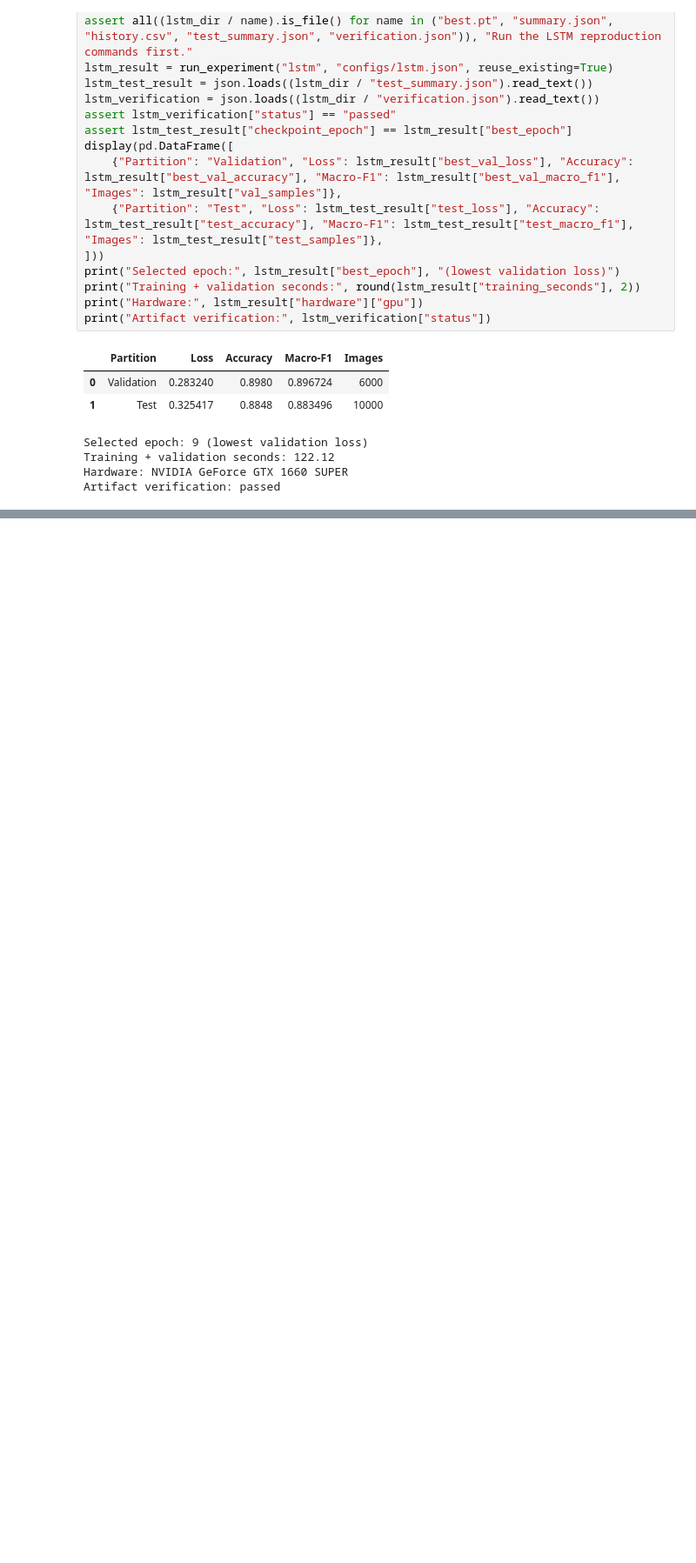
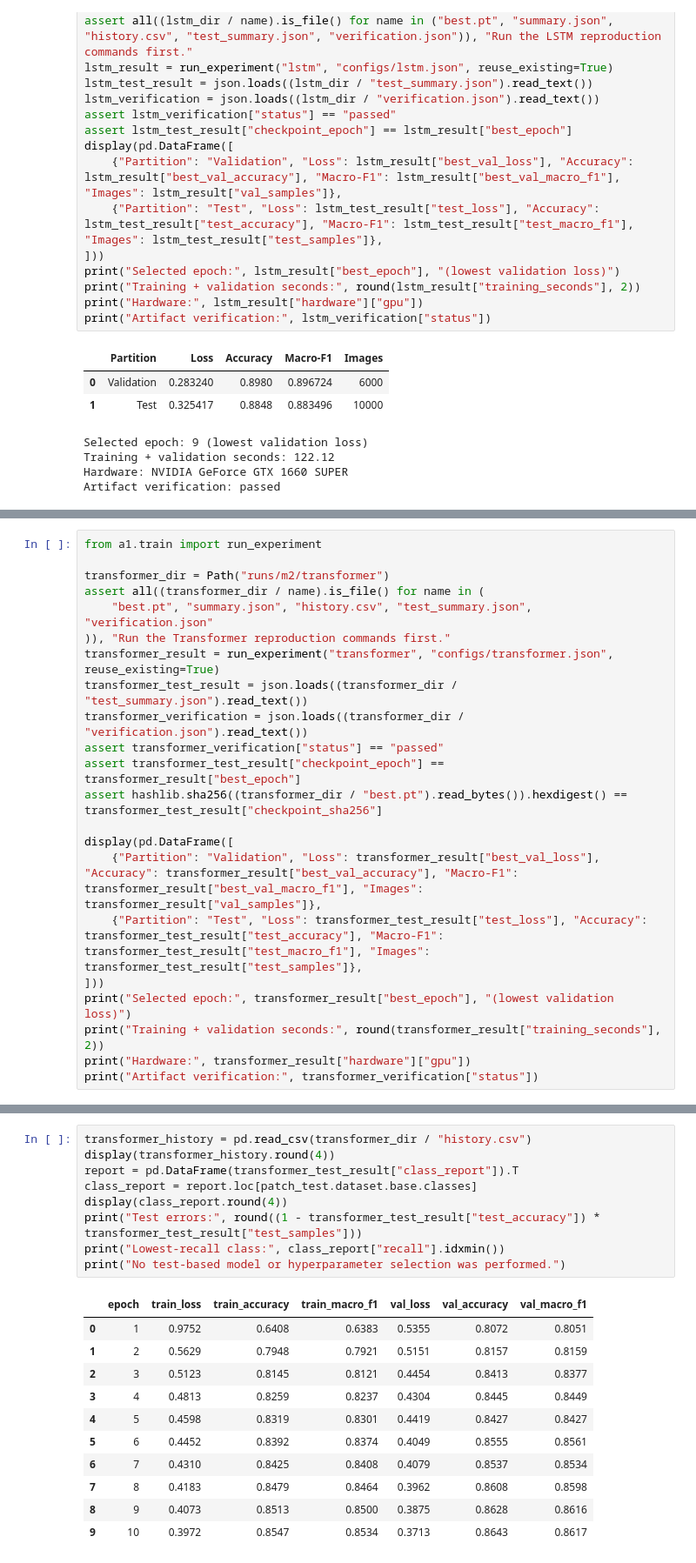
Before and after one commit to VVTN13/DL-ASS, a Jupyter notebook: A1/dl1-261.ipynb, the cells around one changed output, grey strips where cells are left out. Shown at 87% size. Saved outputs shown, nothing was run; the diff lists cells and outputs as text; blank space fills up the shorter version.

```diff
--- a/A1/dl1-261.ipynb
+++ b/A1/dl1-261.ipynb
@@ -410,0 +483,22 @@ full five-model comparison remain unfinished. AI assistance is disclosed in
+# %%
+from a1.train import run_experiment
+
+transformer_dir = Path("runs/m2/transformer")
+assert all((transformer_dir / name).is_file() for name in (
+    "best.pt", "summary.json", "history.csv", "test_summary.json", "verification.json"
+)), "Run the Transformer reproduction commands first."
+transformer_result = run_experiment("transformer", "configs/transformer.json", reuse_existing=True)
+transformer_test_result = json.loads((transformer_dir / "test_summary.json").read_text())
+transformer_verification = json.loads((transformer_dir / "verification.json").read_text())
+assert transformer_verification["status"] == "passed"
+assert transformer_test_result["checkpoint_epoch"] == transformer_result["best_epoch"]
+assert hashlib.sha256((transformer_dir / "best.pt").read_bytes()).hexdigest() == transformer_test_result["checkpoint_sha256"]
+
+display(pd.DataFrame([
+    {"Partition": "Validation", "Loss": transformer_result["best_val_loss"], "Accuracy": transformer_result["best_val_accuracy"], "Macro-F1": transformer_result["best_val_macro_f1"], "Images": transformer_result["val_samples"]},
+    {"Partition": "Test", "Loss": transformer_test_result["test_loss"], "Accuracy": transformer_test_result["test_accuracy"], "Macro-F1": transformer_test_result["test_macro_f1"], "Images": transformer_test_result["test_samples"]},
+]))
+print("Selected epoch:", transformer_result["best_epoch"], "(lowest validation loss)")
+print("Training + validation seconds:", round(transformer_result["training_seconds"], 2))
+print("Hardware:", transformer_result["hardware"]["gpu"])
+print("Artifact verification:", transformer_verification["status"])
@@ -410,0 +529,21 @@ full five-model comparison remain unfinished. AI assistance is disclosed in
+# %%
+transformer_history = pd.read_csv(transformer_dir / "history.csv")
+display(transformer_history.round(4))
+report = pd.DataFrame(transformer_test_result["class_report"]).T
+class_report = report.loc[patch_test.dataset.base.classes]
+display(class_report.round(4))
+print("Test errors:", round((1 - transformer_test_result["test_accuracy"]) * transformer_test_result["test_samples"]))
+print("Lowest-recall class:", class_report["recall"].idxmin())
+print("No test-based model or hyperparameter selection was performed.")
+# %% [output]
+|  | epoch | train_loss | train_accuracy | train_macro_f1 | val_loss | val_accuracy | val_macro_f1 |
+| 0 | 1 | 0.9752 | 0.6408 | 0.6383 | 0.5355 | 0.8072 | 0.8051 |
+| 1 | 2 | 0.5629 | 0.7948 | 0.7921 | 0.5151 | 0.8157 | 0.8159 |
+| 2 | 3 | 0.5123 | 0.8145 | 0.8121 | 0.4454 | 0.8413 | 0.8377 |
+| 3 | 4 | 0.4813 | 0.8259 | 0.8237 | 0.4304 | 0.8445 | 0.8449 |
+| 4 | 5 | 0.4598 | 0.8319 | 0.8301 | 0.4419 | 0.8427 | 0.8427 |
+| 5 | 6 | 0.4452 | 0.8392 | 0.8374 | 0.4049 | 0.8555 | 0.8561 |
+| 6 | 7 | 0.4310 | 0.8425 | 0.8408 | 0.4079 | 0.8537 | 0.8534 |
+| 7 | 8 | 0.4183 | 0.8479 | 0.8464 | 0.3962 | 0.8608 | 0.8598 |
+| 8 | 9 | 0.4073 | 0.8513 | 0.8500 | 0.3875 | 0.8628 | 0.8616 |
+| 9 | 10 | 0.3972 | 0.8547 | 0.8534 | 0.3713 | 0.8643 | 0.8617 |
```
Also changed, not shown: parts of 12 cells of this notebook, 42 other files.
